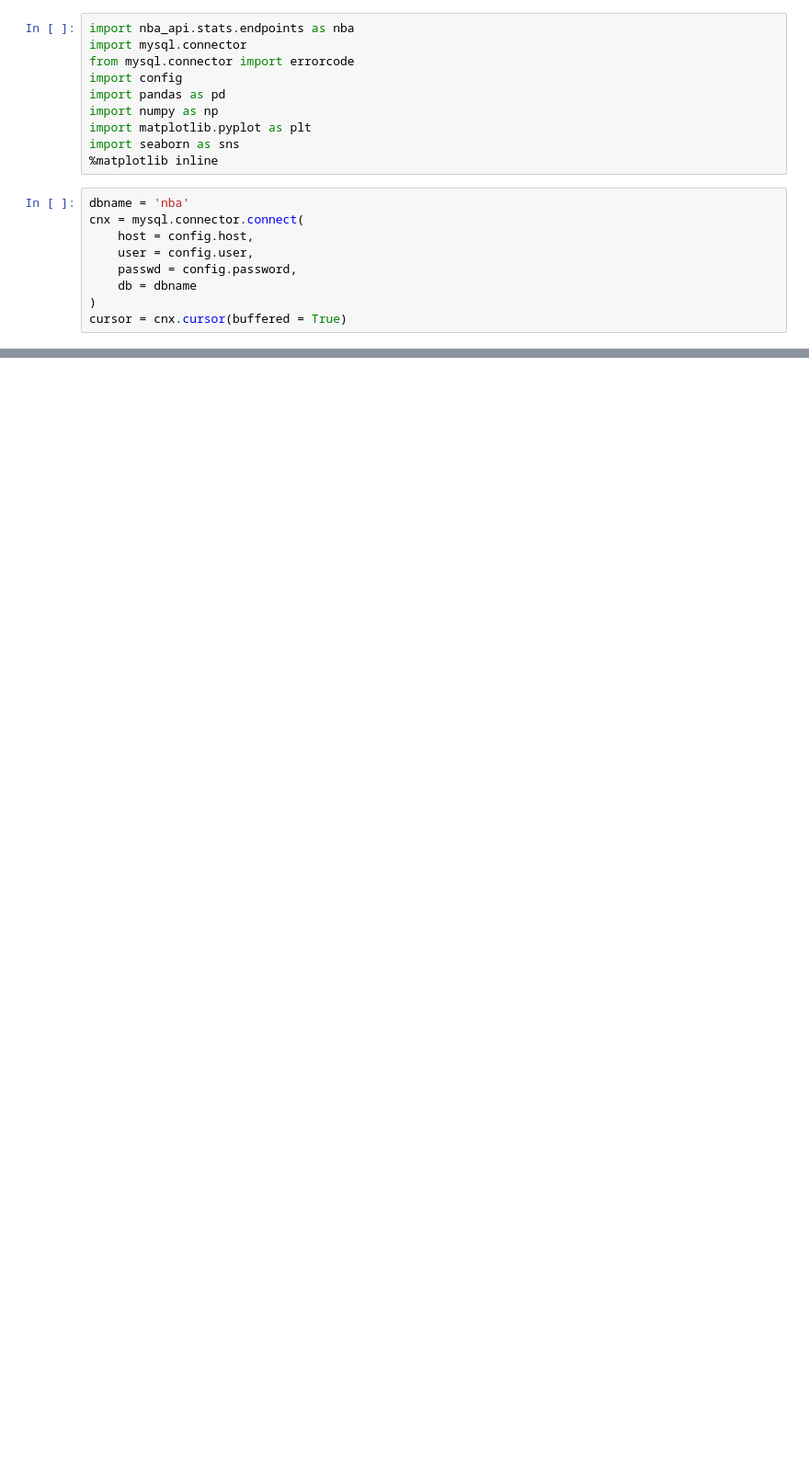
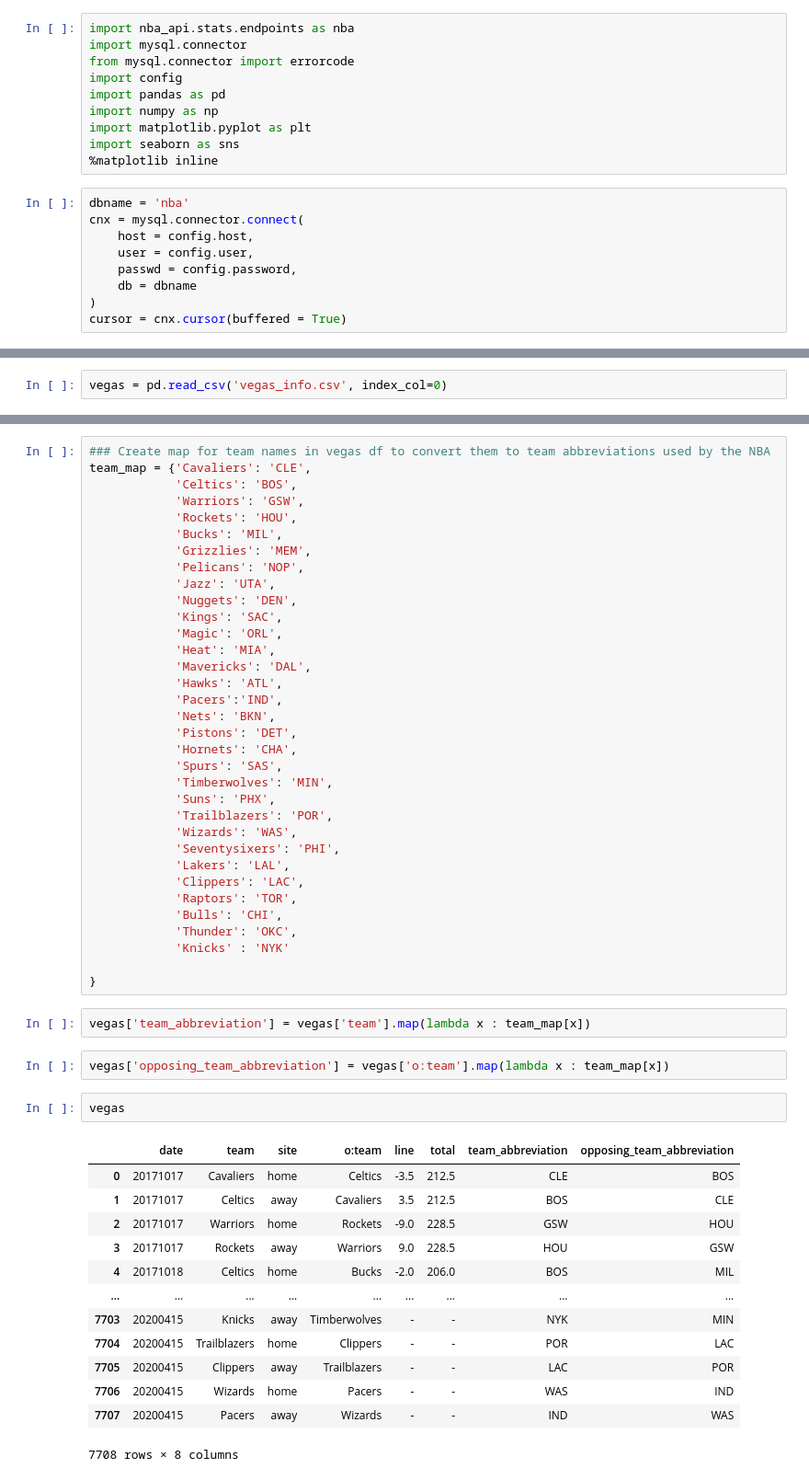
Before and after one commit to jcohen312/nba_points, a Jupyter notebook: vegas_db_engineering.ipynb, the cells around one changed output, grey strips where cells are left out. Shown at 92% size. Saved outputs shown, nothing was run; the diff lists cells and outputs as text; blank space fills up the shorter version.

```diff
--- a/vegas_db_engineering.ipynb
+++ b/vegas_db_engineering.ipynb
@@ -42,0 +46,2 @@ game_ids_df
+# %%
+vegas = pd.read_csv('vegas_info.csv', index_col=0)
@@ -42,0 +66,54 @@ game_ids_df
+# %%
+### Create map for team names in vegas df to convert them to team abbreviations used by the NBA
+team_map = {'Cavaliers': 'CLE',
+            'Celtics': 'BOS',
+            'Warriors': 'GSW',
+            'Rockets': 'HOU',
+            'Bucks': 'MIL',
+            'Grizzlies': 'MEM',
+            'Pelicans': 'NOP',
+            'Jazz': 'UTA',
+            'Nuggets': 'DEN',
+            'Kings': 'SAC',
+            'Magic': 'ORL',
+            'Heat': 'MIA',
+            'Mavericks': 'DAL',
+            'Hawks': 'ATL',
+            'Pacers':'IND',
+            'Nets': 'BKN',
+            'Pistons': 'DET',
+            'Hornets': 'CHA',
+            'Spurs': 'SAS',
+            'Timberwolves': 'MIN',
+            'Suns': 'PHX',
+            'Trailblazers': 'POR',
+            'Wizards': 'WAS',
+            'Seventysixers': 'PHI',
+            'Lakers': 'LAL',
+            'Clippers': 'LAC',
+            'Raptors': 'TOR',
+            'Bulls': 'CHI',
+            'Thunder': 'OKC',
+            'Knicks' : 'NYK'
+
+}
+# %%
+vegas['team_abbreviation'] = vegas['team'].map(lambda x : team_map[x])
+# %%
+vegas['opposing_team_abbreviation'] = vegas['o:team'].map(lambda x : team_map[x])
+# %%
+vegas
+# %% [output]
+|  | date | team | site | o:team | line | total | team_abbreviation | opposing_team_abbreviation |
+| 0 | 20171017 | Cavaliers | home | Celtics | -3.5 | 212.5 | CLE | BOS |
+| 1 | 20171017 | Celtics | away | Cavaliers | 3.5 | 212.5 | BOS | CLE |
+| 2 | 20171017 | Warriors | home | Rockets | -9.0 | 228.5 | GSW | HOU |
+| 3 | 20171017 | Rockets | away | Warriors | 9.0 | 228.5 | HOU | GSW |
+| 4 | 20171018 | Celtics | home | Bucks | -2.0 | 206.0 | BOS | MIL |
+| ... | ... | ... | ... | ... | ... | ... | ... | ... |
+| 7703 | 20200415 | Knicks | away | Timberwolves | - | - | NYK | MIN |
+| 7704 | 20200415 | Trailblazers | home | Clippers | - | - | POR | LAC |
+| 7705 | 20200415 | Clippers | away | Trailblazers | - | - | LAC | POR |
+| 7706 | 20200415 | Wizards | home | Pacers | - | - | WAS | IND |
+| 7707 | 20200415 | Pacers | away | Wizards | - | - | IND | WAS |
+7708 rows × 8 columns
```
Also changed, not shown: parts of 30 cells of this notebook.
